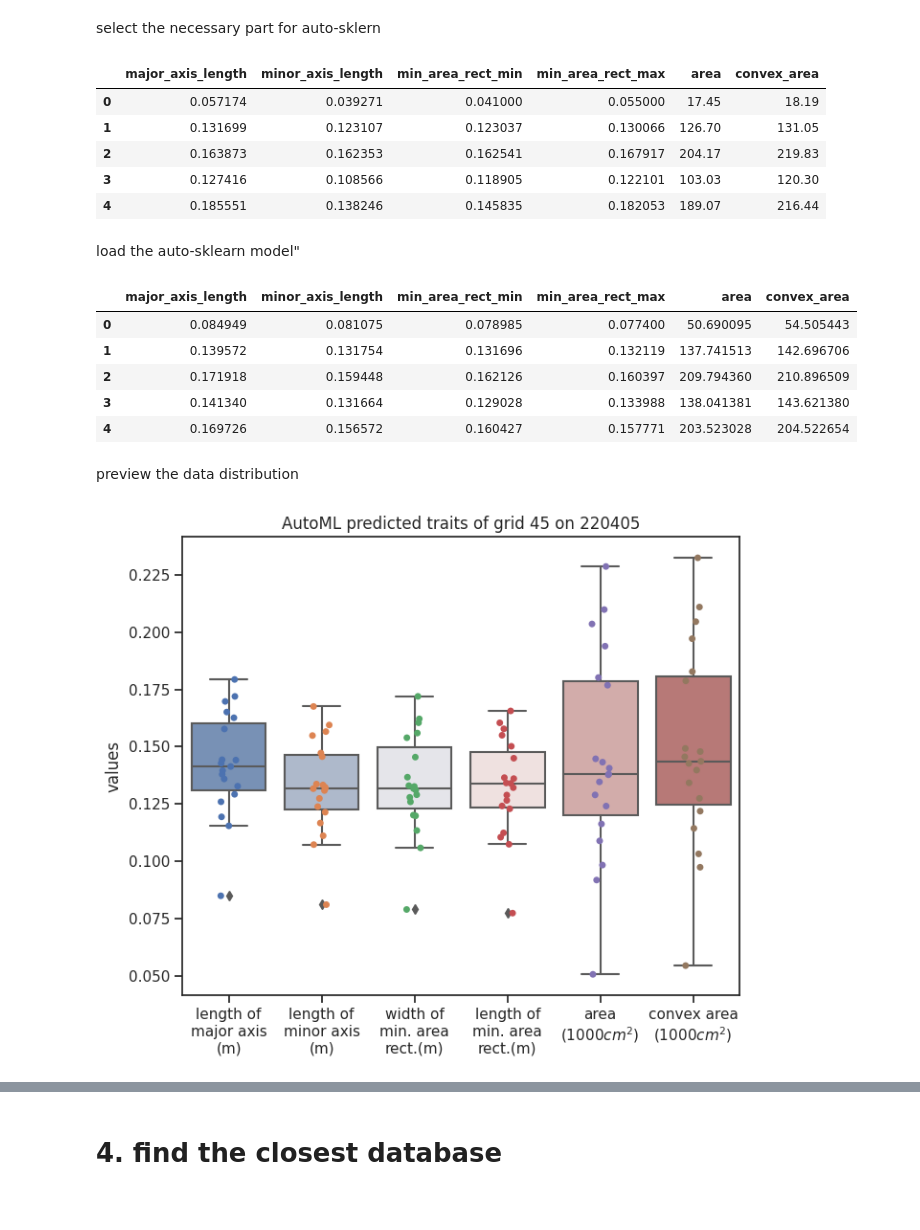
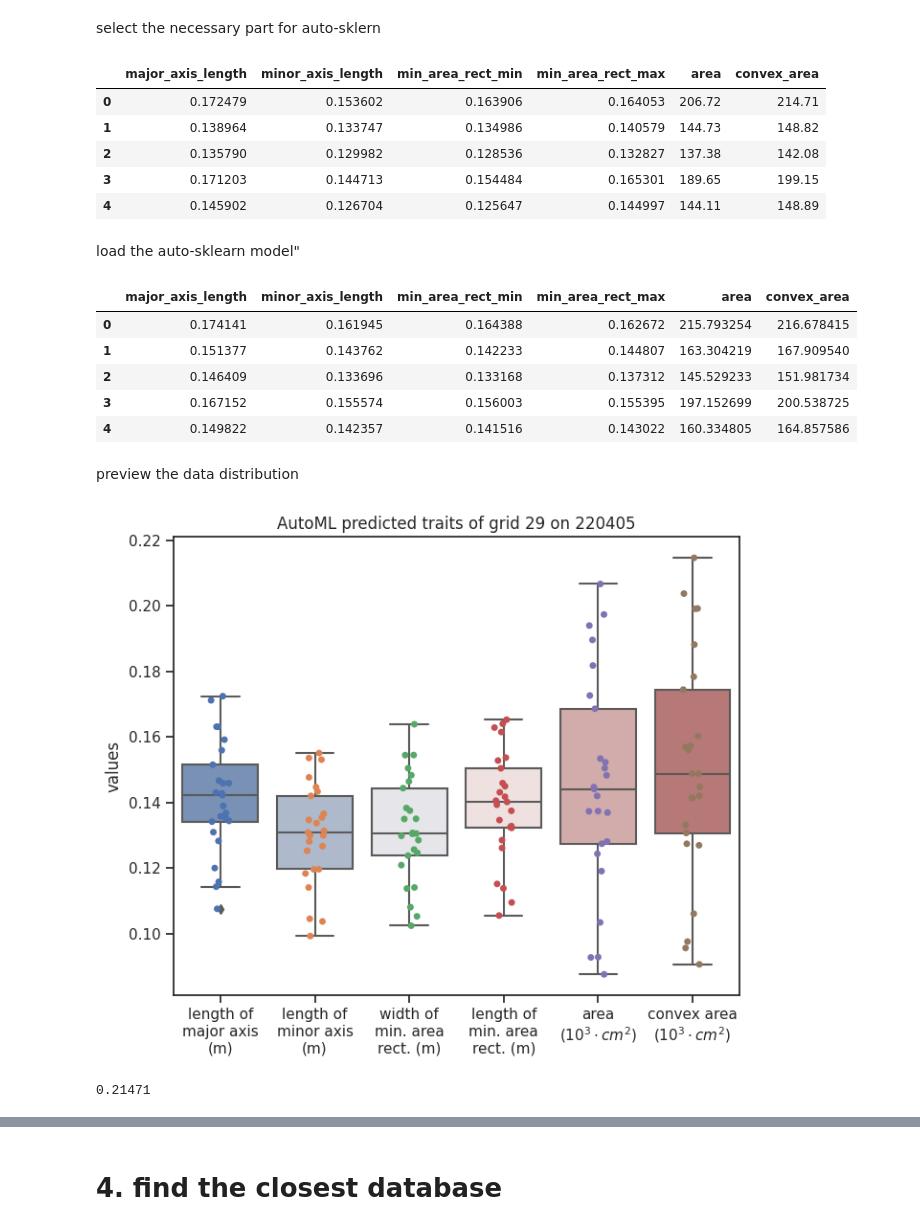
Before and after one commit to UTokyo-FieldPhenomics-Lab/BroccoliHead3D.ipynb, a Jupyter notebook: 21_grid4o3d.ipynb, the cells around one changed output, grey strips where cells are left out. Cells and saved outputs as stored; diff of their text form; code cells hidden in the pictures.

Commit message:
vs linear reg -> rm automl
also update figures

```diff
--- a/21_grid4o3d.ipynb
+++ b/21_grid4o3d.ipynb
@@ -36,7 +36,7 @@ Jupyter environment detected. Enabling Open3D WebVisualizer.
 [Open3D INFO] WebRTCWindowSystem: HTTP handshake server disabled.
 # %%
 date = '220405'
-grid_id = '45'
+grid_id = '29'
 # %% [markdown]
 # 2. read the broccoli head position
 # %%
@@ -222,27 +222,29 @@ X.convex_area /= 100
 X.head()
 # %% [output]
 |  | major_axis_length | minor_axis_length | min_area_rect_min | min_area_rect_max | area | convex_area |
-| 0 | 0.057174 | 0.039271 | 0.041000 | 0.055000 | 17.45 | 18.19 |
-| 1 | 0.131699 | 0.123107 | 0.123037 | 0.130066 | 126.70 | 131.05 |
-| 2 | 0.163873 | 0.162353 | 0.162541 | 0.167917 | 204.17 | 219.83 |
-| 3 | 0.127416 | 0.108566 | 0.118905 | 0.122101 | 103.03 | 120.30 |
-| 4 | 0.185551 | 0.138246 | 0.145835 | 0.182053 | 189.07 | 216.44 |
+| 0 | 0.172479 | 0.153602 | 0.163906 | 0.164053 | 206.72 | 214.71 |
+| 1 | 0.138964 | 0.133747 | 0.134986 | 0.140579 | 144.73 | 148.82 |
+| 2 | 0.135790 | 0.129982 | 0.128536 | 0.132827 | 137.38 | 142.08 |
+| 3 | 0.171203 | 0.144713 | 0.154484 | 0.165301 | 189.65 | 199.15 |
+| 4 | 0.145902 | 0.126704 | 0.125647 | 0.144997 | 144.11 | 148.89 |
 # %% [markdown]
 load the auto-sklearn model"
 # %%
 with open('out/autoskl_model_1.pkl', 'rb') as handle:
     automl = pickle.load(handle)
 # %%
-predictions = automl.predict(X.values)
+# predictions = automl.predict(X.values)
 
-predictions = pd.DataFrame(columns=X.columns, data=predictions)
-predictions.head()
+# predictions = pd.DataFrame(columns=X.columns, data=predictions)
+# predictions.head()
 # %% [output]
 |  | major_axis_length | minor_axis_length | min_area_rect_min | min_area_rect_max | area | convex_area |
-| 0 | 0.084949 | 0.081075 | 0.078985 | 0.077400 | 50.690095 | 54.505443 |
-| 1 | 0.139572 | 0.131754 | 0.131696 | 0.132119 | 137.741513 | 142.696706 |
-| 2 | 0.171918 | 0.159448 | 0.162126 | 0.160397 | 209.794360 | 210.896509 |
-| 3 | 0.141340 | 0.131664 | 0.129028 | 0.133988 | 138.041381 | 143.621380 |
-| 4 | 0.169726 | 0.156572 | 0.160427 | 0.157771 | 203.523028 | 204.522654 |
+| 0 | 0.174141 | 0.161945 | 0.164388 | 0.162672 | 215.793254 | 216.678415 |
+| 1 | 0.151377 | 0.143762 | 0.142233 | 0.144807 | 163.304219 | 167.909540 |
+| 2 | 0.146409 | 0.133696 | 0.133168 | 0.137312 | 145.529233 | 151.981734 |
+| 3 | 0.167152 | 0.155574 | 0.156003 | 0.155395 | 197.152699 | 200.538725 |
+| 4 | 0.149822 | 0.142357 | 0.141516 | 0.143022 | 160.334805 | 164.857586 |
+# %%
+predictions = X.copy()
 # %% [markdown]
 preview the data distribution
@@ -249,31 +253,40 @@ preview the data distribution
 # %%
-sns.set_theme(style="ticks")
-
 predictions4plot = predictions.copy()
 predictions4plot.area /= 1000
 predictions4plot.convex_area /= 1000
 
-predictions4plot = predictions4plot.rename(columns={
+raw4plot = X.copy()
+raw4plot.area /= 1000
+raw4plot.convex_area /= 1000
+
+col_rename_dict = {
     'major_axis_length': 'length of\nmajor axis\n(m)',
     'minor_axis_length': 'length of\nminor axis\n(m)',
-    'min_area_rect_min': 'width of\nmin. area\nrect.(m)',
-    'min_area_rect_max': 'length of\nmin. area\nrect.(m)',
-    'area': 'area\n($1000 cm^2$)',
-    'convex_area': 'convex area\n($1000 cm^2$)',
-})
+    'min_area_rect_min': 'width of\nmin. area\nrect. (m)',
+    'min_area_rect_max': 'length of\nmin. area\nrect. (m)',
+    'area': 'area\n($10^3 \cdot cm^2$)',
+    'convex_area': 'convex area\n($10^3 \cdot cm^2$)',
+}
+
+predictions4plot = predictions4plot.rename(columns=col_rename_dict)
+raw4plot = raw4plot.rename(columns=col_rename_dict)
 
 f, ax = plt.subplots(figsize=(7, 6))
 
 sns.boxplot(data=predictions4plot, ax=ax, palette="vlag")
 sns.stripplot(data=predictions4plot, ax=ax)
 
 # plt.xticks(rotation=-45)
 
 ax.set_title(f'AutoML predicted traits of grid {grid_id} on {date}')
 ax.set_ylabel('values')
 
 plt.tight_layout()
-plt.savefig(f'out/autoskl_pred_{date}_{grid_id}.svg')
+# plt.savefig(f'out/autoskl_pred_{date}_{grid_id}.svg')
 plt.show()
 # %% [output]
-[figure, old version]
+[figure, new version]
+# %%
+raw4plot.max().max()
+# %% [output]
+0.21471
```
Also changed, not shown: parts of 9 cells of this notebook, 3 other files.
